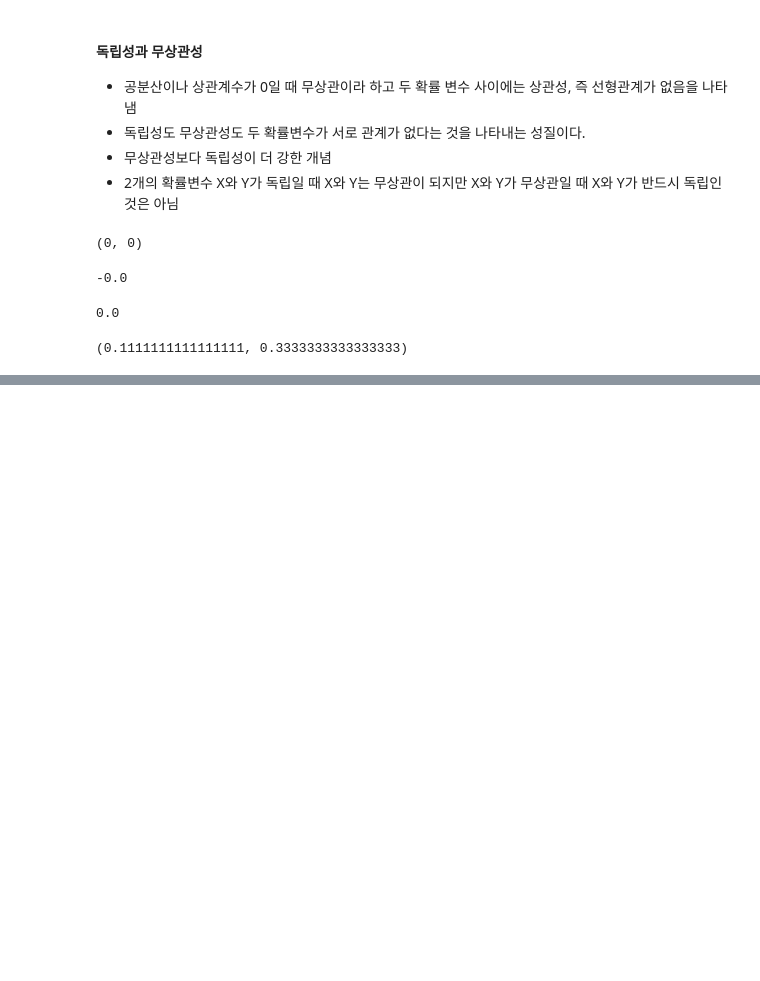
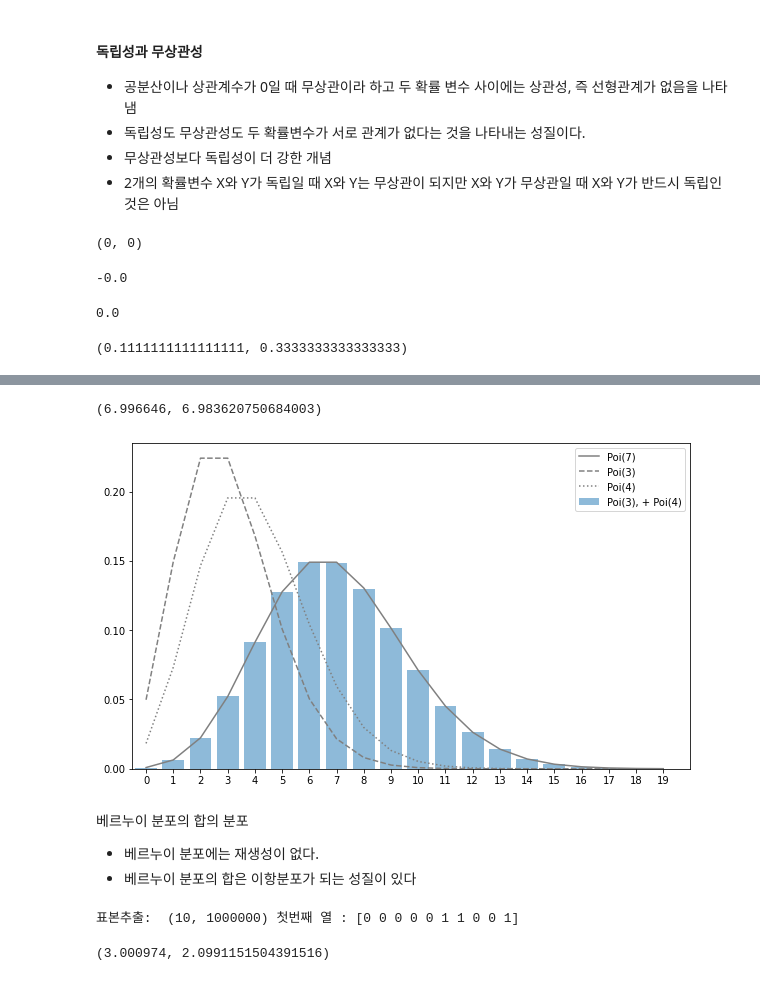
Before and after one commit to leedaedoo2/-cakd5, a Jupyter notebook: m3_통계/stat_4.ipynb, the cells around one changed output, grey strips where cells are left out. Drawn from its saved outputs; the diff is of its cells as text; code cells hidden in the pictures; blank space fills up the shorter version.

```diff
--- a/m3_통계/stat_4.ipynb
+++ b/m3_통계/stat_4.ipynb
@@ -94,0 +138,53 @@ f_X(0) * f_Y(0) , f_XY(0,0)
+# %%
+rv1 = stats.poisson(3)
+rv2 = stats.poisson(4)
+
+sample_size = int(1e6)
+
+
+X_sample = rv1.rvs(sample_size)
+Y_sample = rv2.rvs(sample_size)
+
+sum_sample = X_sample + Y_sample
+
+np.mean(sum_sample), np.var(sum_sample)
+# %% [output]
+(6.996646, 6.983620750684003)
+# %%
+plt.figure(figsize = (10,6))
+
+rv = stats.poisson(7)
+xs = np.arange(20)
+
+#hist, _ = np.histogram(sum_sample,bins = 20 ,range=(0,20),normed = True)
+hist , _ =  np.histogram(sum_sample,bins = 20,range = (0,20),density = True)
+
+
+plt.bar(xs,hist,alpha = 0.5,label = 'Poi(3), + Poi(4)')
+plt.plot(xs,rv.pmf(xs),label='Poi(7)',color = 'gray')
+plt.plot(xs,rv1.pmf(xs),label='Poi(3)',ls = '--',color = 'gray')
+plt.plot(xs,rv2.pmf(xs),label='Poi(4)',ls = ':',color = 'gray')
+
+plt.legend()
+plt.xlim(-0.5,20)
+plt.xticks(np.arange(20))
+plt.show()
+# %% [output]
+[figure, added]
+# %% [markdown]
+베르누이 분포의 합의 분포
+- 베르누이 분포에는 재생성이 없다.
+- 베르누이 분포의 합은 이항분포가 되는 성질이 있다
+# %%
+# 성공 확률이 0.3인 베르누이 분포를 따르는 확률 변수 10개에 대하여 백만번 표본을 추출하여 표본평균과 표본 분산을 산출
+# 표본 데이터가 하나면 베르누이 분포가 되고 표본 데이터가 여럿이면 이항분포가 된다.
+p = 0.3
+rv = stats.bernoulli(p)
+sample_size = int(1e6)
+Xs_sample = rv.rvs((10,sample_size))
+print('표본추출: ', Xs_sample.shape, '첫번째 열 :', Xs_sample[:,0],'\n')
+sum_sample = np.sum(Xs_sample,axis = 0)
+np.mean(sum_sample), np.var(sum_sample,ddof = 1)
+# %% [output]
+표본추출:  (10, 1000000) 첫번째 열 : [0 0 0 0 0 1 1 0 0 1]
+(3.000974, 2.0991151504391516)
```
Also changed, not shown: parts of 17 cells of this notebook, 1 other file.
